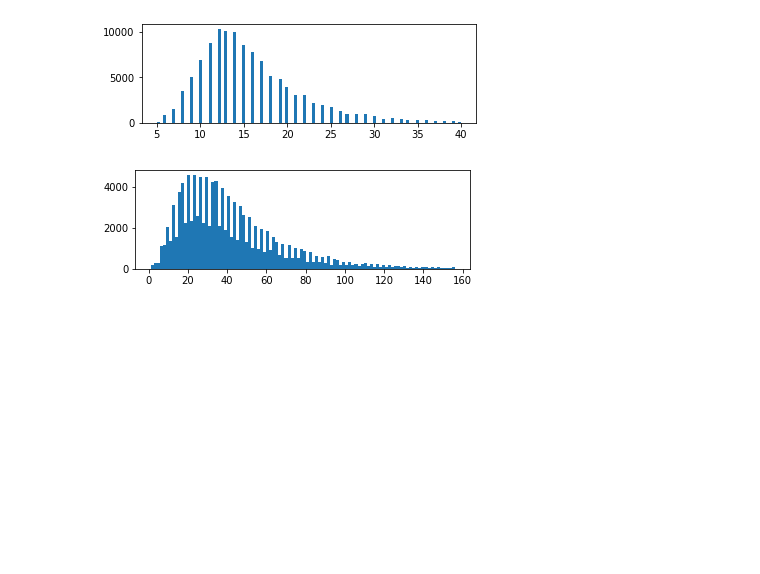
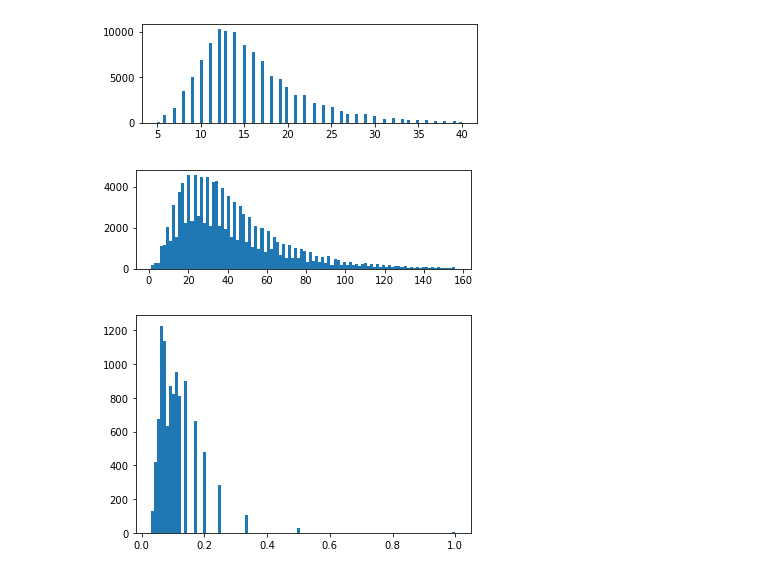
Before and after one commit to AlfredWGA/House-Property-QA, a Jupyter notebook: data/cmrc2018/stats.ipynb, the cells around one changed output. Cells and saved outputs as stored; diff of their text form; code cells hidden in the pictures; blank space fills up the shorter version.

```diff
--- a/data/cmrc2018/stats.ipynb
+++ b/data/cmrc2018/stats.ipynb
@@ -160,11 +155,24 @@ def show_length_histogram(df):
     plt.subplot(212)
     plt.hist(a_lengths[:int(len(a_lengths)*0.99)], bins=100)
     plt.show()
+# %%
+def show_pos_ratio(df):
+    pos_ratioes = {id: [0, 0] for id in df['query_id']}
+    for row in tqdm(df.itertuples()):
+        pos_ratioes[row.query_id][row.label] += 1
+    for k, v in pos_ratioes.items():
+        pos_ratioes[k] = v[1] / sum(v)
+    plt.hist(pos_ratioes.values(), bins=100)
+    plt.show()
 # %%
 show_length_histogram(train_df)
 # %% [output]
 [figure]
 [figure]
+# %%
+show_pos_ratio(train_df)
+# %% [output]
+[figure, added]
 # %%
 train_df.to_csv(DATA_PATH/'cmrc2018_train.csv', index=False)
 # %%
```
Also changed, not shown: parts of 3 cells of this notebook, 1 other file.
